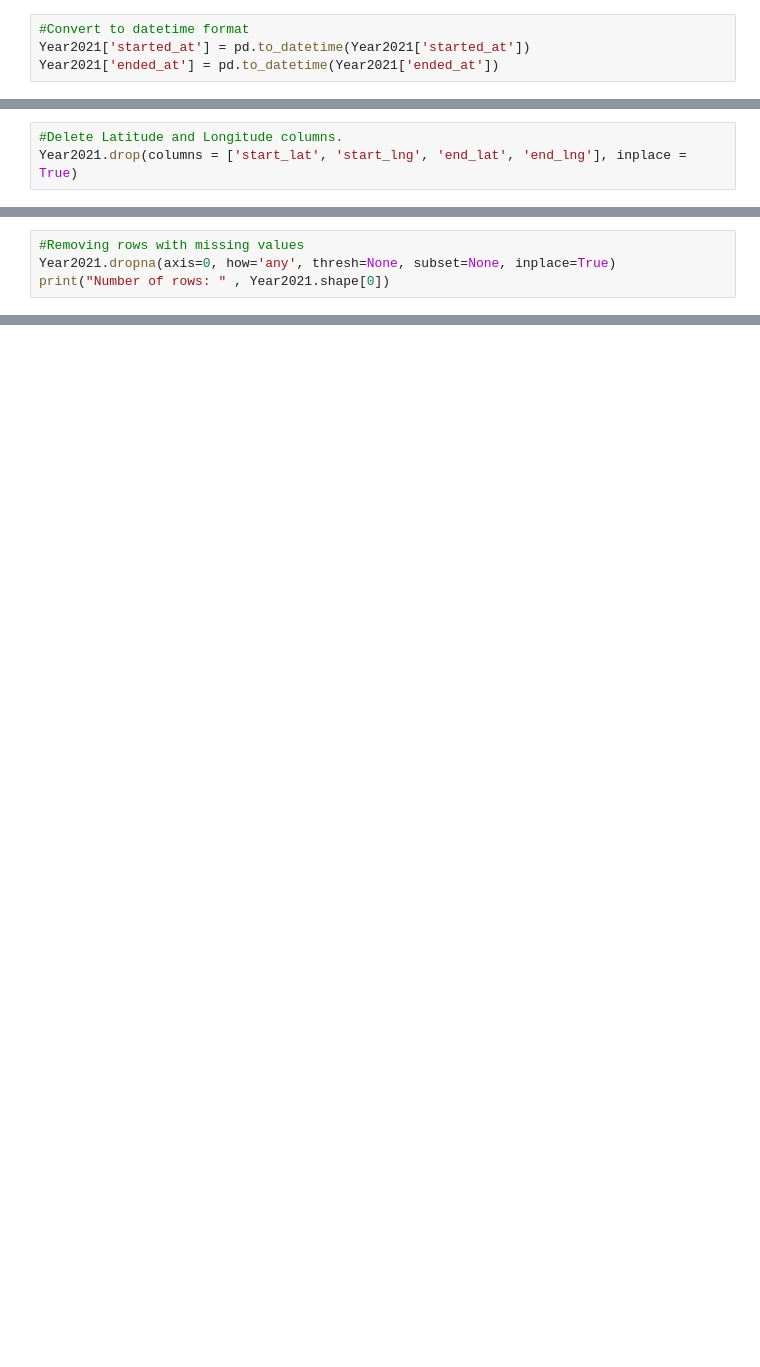
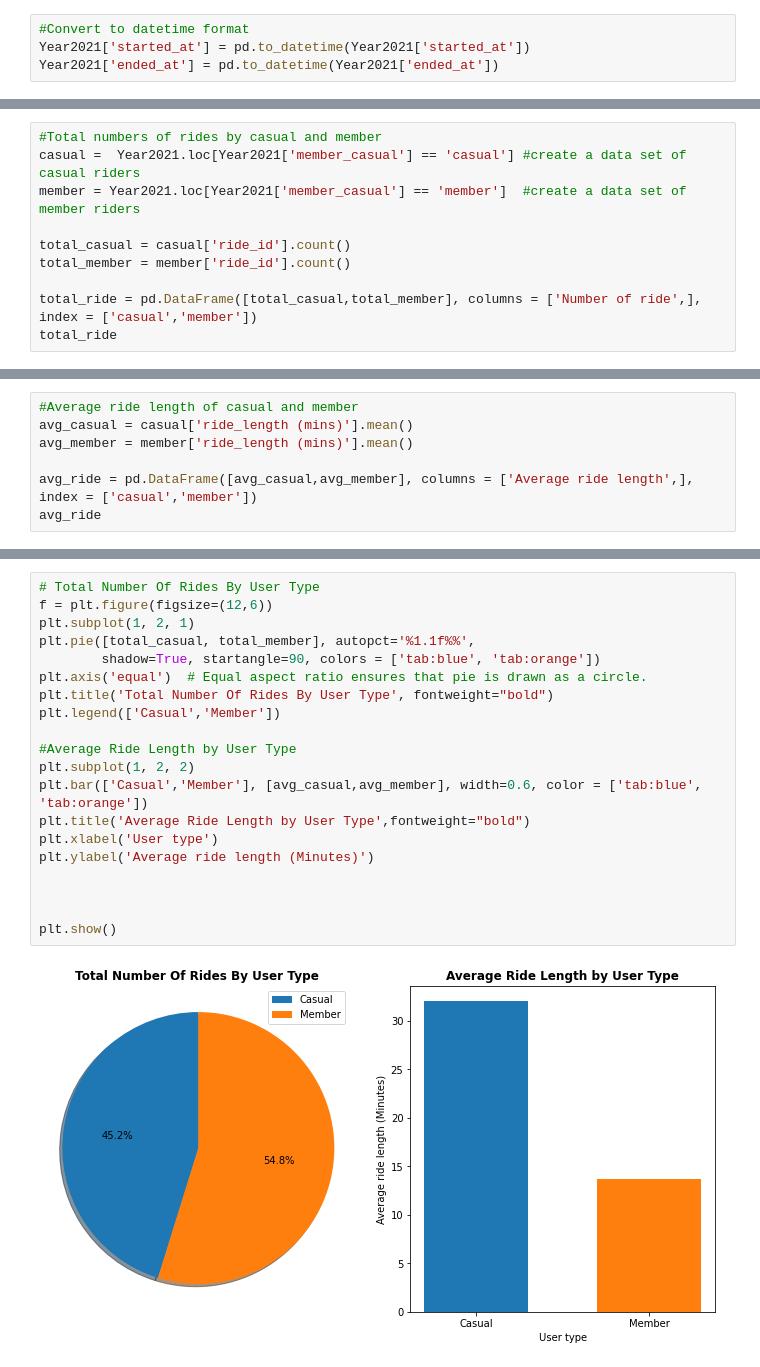
Before and after one commit to akaikim/Cyclistic-bike-share-analysis-case-study-with-Python, a Jupyter notebook: Google_data_trip.ipynb, the cells around one changed output, grey strips where cells are left out. Cells and saved outputs as stored; diff of their text form; blank space fills up the shorter version.

```diff
--- a/Google_data_trip.ipynb
+++ b/Google_data_trip.ipynb
@@ -87,3 +165,0 @@ Year2021.head()
-# %%
-#Delete Latitude and Longitude columns.
-Year2021.drop(columns = ['start_lat', 'start_lng', 'end_lat', 'end_lng'], inplace = True)
@@ -114,4 +165,0 @@ Number of rows:  5595063
-# %%
-#Removing rows with missing values
-Year2021.dropna(axis=0, how='any', thresh=None, subset=None, inplace=True)
-print("Number of rows: " , Year2021.shape[0])
@@ -358,0 +210,10 @@ for i in ride_type:
+# %%
+#Total numbers of rides by casual and member
+casual =  Year2021.loc[Year2021['member_casual'] == 'casual'] #create a data set of casual riders
+member = Year2021.loc[Year2021['member_casual'] == 'member']  #create a data set of member riders
+
+total_casual = casual['ride_id'].count()
+total_member = member['ride_id'].count()
+
+total_ride = pd.DataFrame([total_casual,total_member], columns = ['Number of ride',], index = ['casual','member'])
+total_ride
@@ -358,0 +224,7 @@ for i in ride_type:
+# %%
+#Average ride length of casual and member
+avg_casual = casual['ride_length (mins)'].mean()
+avg_member = member['ride_length (mins)'].mean()
+
+avg_ride = pd.DataFrame([avg_casual,avg_member], columns = ['Average ride length',], index = ['casual','member'])
+avg_ride
@@ -358,0 +394,22 @@ for i in ride_type:
+# %%
+# Total Number Of Rides By User Type
+f = plt.figure(figsize=(12,6))
+plt.subplot(1, 2, 1)
+plt.pie([total_casual, total_member], autopct='%1.1f%%',
+        shadow=True, startangle=90, colors = ['tab:blue', 'tab:orange'])
+plt.axis('equal')  # Equal aspect ratio ensures that pie is drawn as a circle.
+plt.title('Total Number Of Rides By User Type', fontweight="bold")
+plt.legend(['Casual','Member'])
+
+#Average Ride Length by User Type
+plt.subplot(1, 2, 2)
+plt.bar(['Casual','Member'], [avg_casual,avg_member], width=0.6, color = ['tab:blue', 'tab:orange'])
+plt.title('Average Ride Length by User Type',fontweight="bold")
+plt.xlabel('User type')
+plt.ylabel('Average ride length (Minutes)')
+
+
+
+plt.show()
+# %% [output]
+[figure, added]
```
Also changed, not shown: parts of 58 cells of this notebook.
